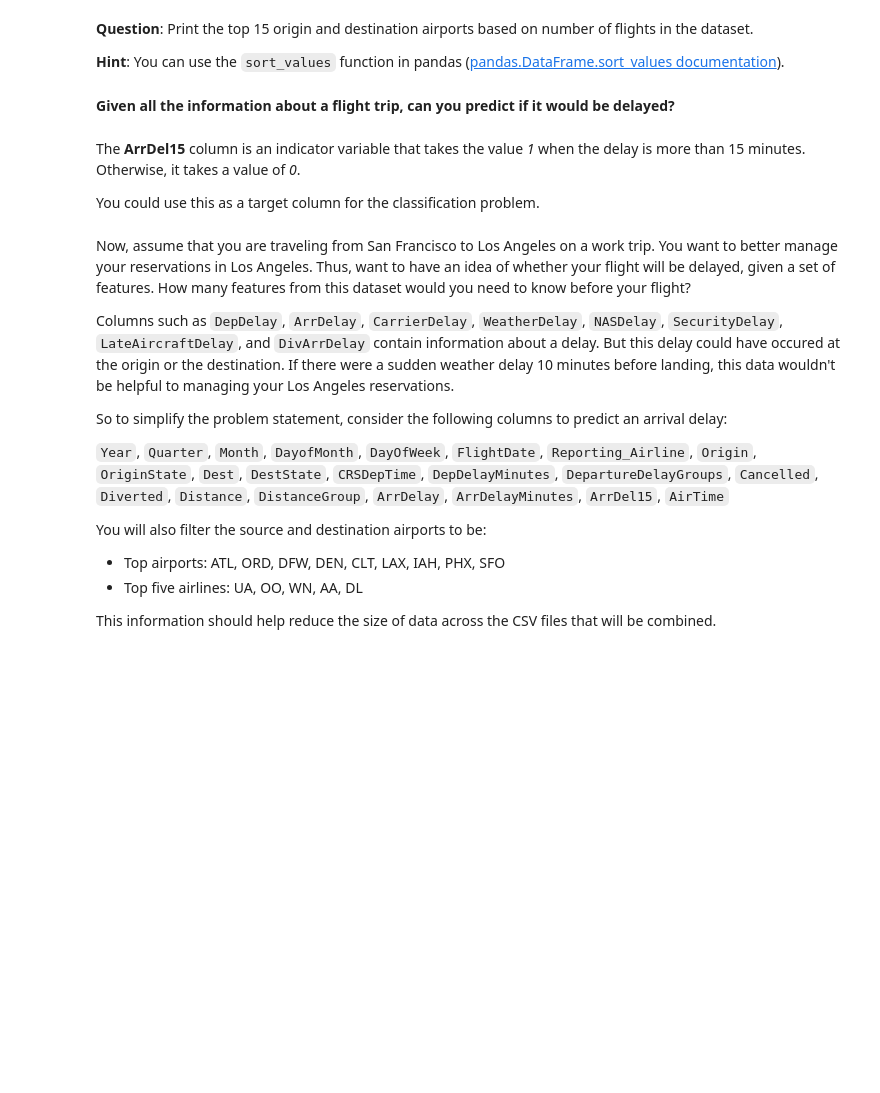
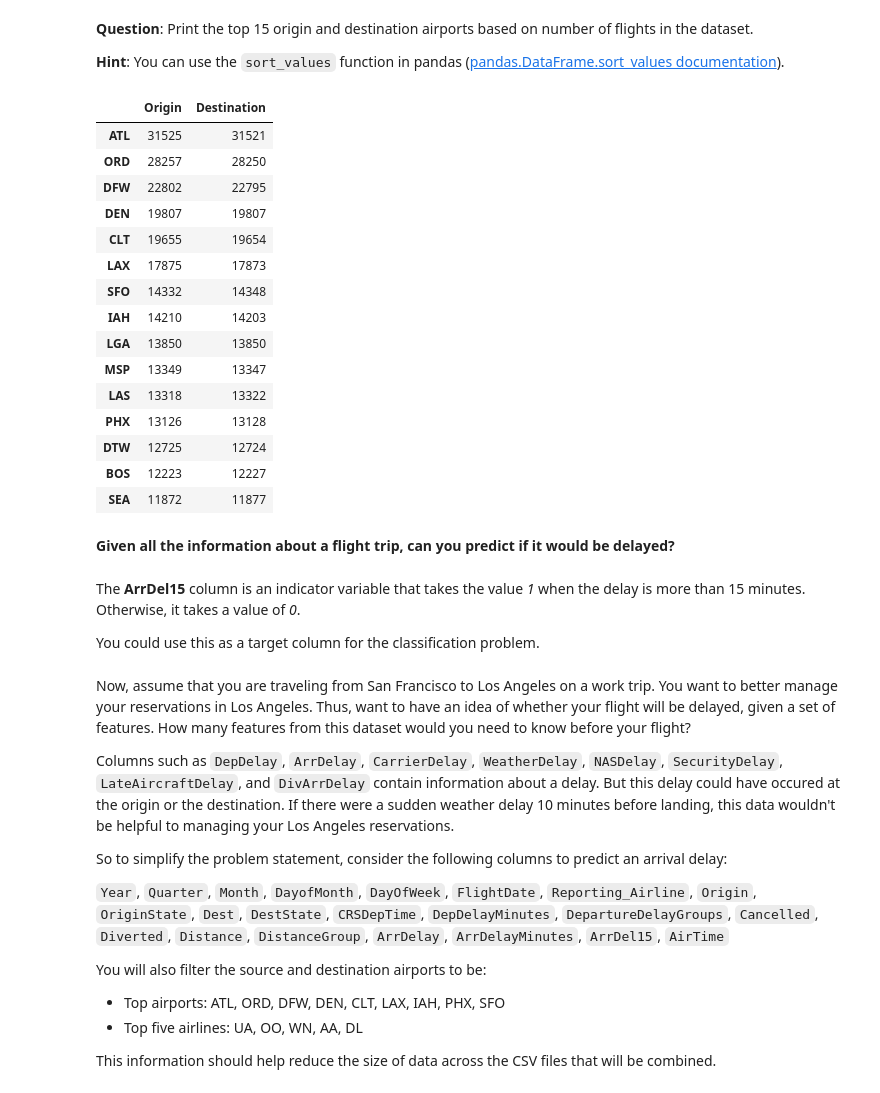
Before and after one commit to DatOmied/jupyter-exploration, a Jupyter notebook: Flight_Delay-Student.ipynb, the cells around one changed output. Drawn from its saved outputs; the diff is of its cells as text; code cells hidden in the pictures; blank space fills up the shorter version.

```diff
--- a/Flight_Delay-Student.ipynb
+++ b/Flight_Delay-Student.ipynb
@@ -249,5 +309,5 @@ print("The Destination airports covered are: ", list(<CODE>))
 
 **Hint**: To find the values for each airport by using the **Origin** and **Dest** columns, you can use the `values_count` function in pandas ([pandas.Series.value_counts documentation](https://pandas.pydata.org/pandas-docs/stable/reference/api/pandas.Series.value_counts.html)).
 # %%
-counts = pd.DataFrame({'Origin':<CODE>, 'Destination':<CODE>})
+counts = pd.DataFrame({'Origin':df_temp.Origin.value_counts(), 'Destination':df_temp.Dest.value_counts()})
 counts
@@ -256,7 +330,24 @@ counts
 
 **Hint**: You can use the `sort_values` function in pandas ([pandas.DataFrame.sort_values documentation](https://pandas.pydata.org/pandas-docs/stable/reference/api/pandas.DataFrame.sort_values.html)).
 # %%
-counts.sort_values(by=<CODE>,ascending=False).head(15) # Enter your code here
+counts.sort_values(by='Origin',ascending=False).head(15) # Enter your code here
+# %% [output]
+|  | Origin | Destination |
+| ATL | 31525 | 31521 |
+| ORD | 28257 | 28250 |
+| DFW | 22802 | 22795 |
+| DEN | 19807 | 19807 |
+| CLT | 19655 | 19654 |
+| LAX | 17875 | 17873 |
+| SFO | 14332 | 14348 |
+| IAH | 14210 | 14203 |
+| LGA | 13850 | 13850 |
+| MSP | 13349 | 13347 |
+| LAS | 13318 | 13322 |
+| PHX | 13126 | 13128 |
+| DTW | 12725 | 12724 |
+| BOS | 12223 | 12227 |
+| SEA | 11872 | 11877 |
 # %% [markdown]
 **Given all the information about a flight trip, can you predict if it would be delayed?**
 # %% [markdown]
```
Also changed, not shown: parts of 25 cells of this notebook.
